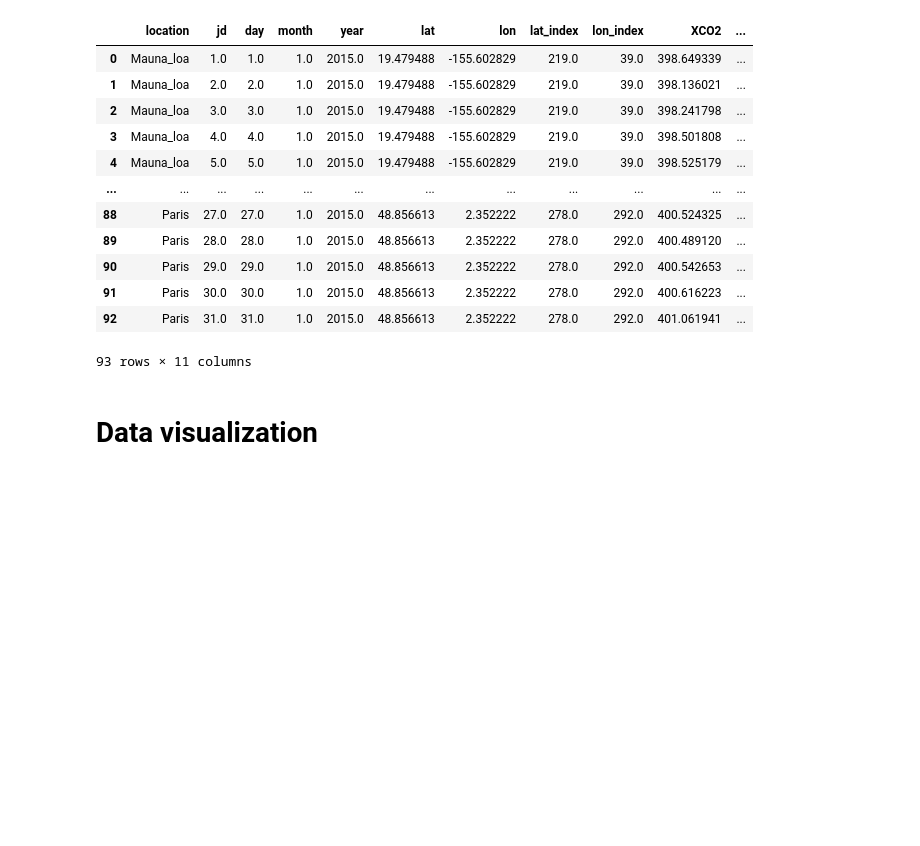
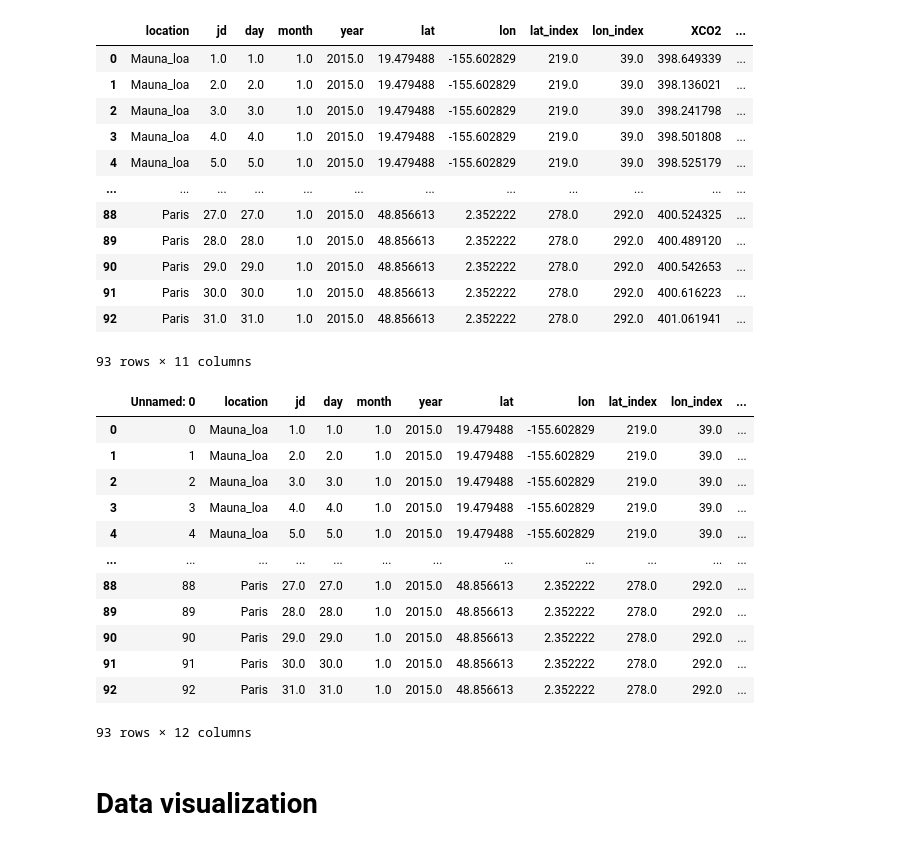
Before and after one commit to henriquefl24/xcodex, a Jupyter notebook: xcodex_tutorial.ipynb, the cells around one changed output. Drawn from its saved outputs; the diff is of its cells as text; code cells hidden in the pictures; blank space fills up the shorter version.

```diff
--- a/xcodex_tutorial.ipynb
+++ b/xcodex_tutorial.ipynb
@@ -49,7 +49,21 @@ New subset created
 # %%
 del df # Cleaning the dataframe
 # %%
-df = pd.read_csv("output_xco2_data.csv", sep=';') # Reading the output file
+df = pd.read_csv("output_xco2_data.csv", sep=';'); df # Reading the output file
+# %% [output]
+|  | Unnamed: 0 | location | jd | day | month | year | lat | lon | lat_index | lon_index | ... |
+| 0 | 0 | Mauna_loa | 1.0 | 1.0 | 1.0 | 2015.0 | 19.479488 | -155.602829 | 219.0 | 39.0 | ... |
+| 1 | 1 | Mauna_loa | 2.0 | 2.0 | 1.0 | 2015.0 | 19.479488 | -155.602829 | 219.0 | 39.0 | ... |
+| 2 | 2 | Mauna_loa | 3.0 | 3.0 | 1.0 | 2015.0 | 19.479488 | -155.602829 | 219.0 | 39.0 | ... |
+| 3 | 3 | Mauna_loa | 4.0 | 4.0 | 1.0 | 2015.0 | 19.479488 | -155.602829 | 219.0 | 39.0 | ... |
+| 4 | 4 | Mauna_loa | 5.0 | 5.0 | 1.0 | 2015.0 | 19.479488 | -155.602829 | 219.0 | 39.0 | ... |
+| ... | ... | ... | ... | ... | ... | ... | ... | ... | ... | ... | ... |
+| 88 | 88 | Paris | 27.0 | 27.0 | 1.0 | 2015.0 | 48.856613 | 2.352222 | 278.0 | 292.0 | ... |
+| 89 | 89 | Paris | 28.0 | 28.0 | 1.0 | 2015.0 | 48.856613 | 2.352222 | 278.0 | 292.0 | ... |
+| 90 | 90 | Paris | 29.0 | 29.0 | 1.0 | 2015.0 | 48.856613 | 2.352222 | 278.0 | 292.0 | ... |
+| 91 | 91 | Paris | 30.0 | 30.0 | 1.0 | 2015.0 | 48.856613 | 2.352222 | 278.0 | 292.0 | ... |
+| 92 | 92 | Paris | 31.0 | 31.0 | 1.0 | 2015.0 | 48.856613 | 2.352222 | 278.0 | 292.0 | ... |
+93 rows × 12 columns
 # %% [markdown]
 # Data visualization
 # %%
```
Also changed, not shown: parts of 1 cell of this notebook, 1 other file.
